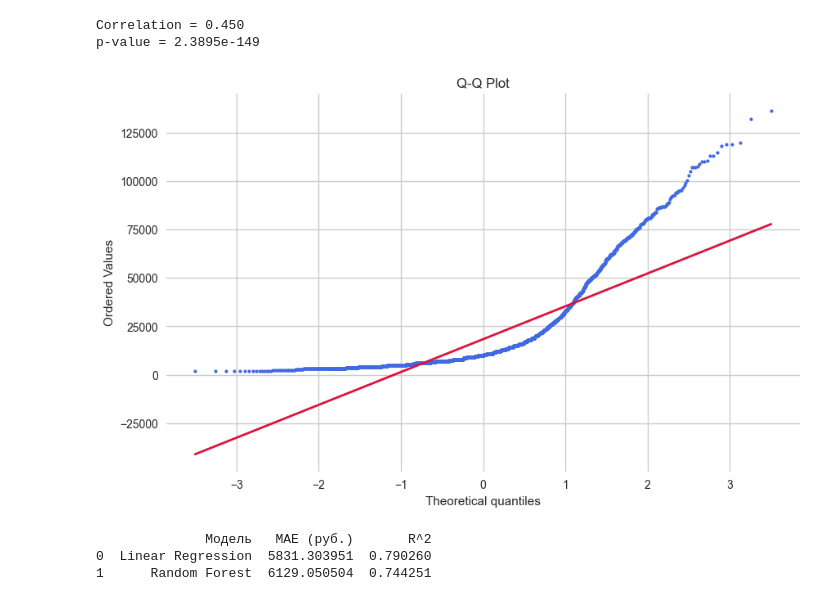
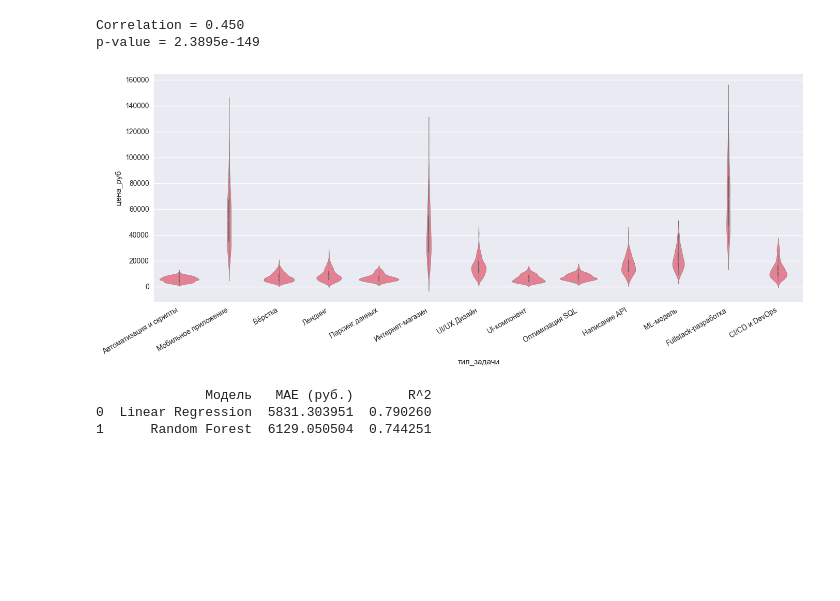
Before and after one commit to sevavargin/CaseBridge, a Jupyter notebook: CaseBridge.ipynb, the cells around one changed output. Cells and saved outputs as stored; diff of their text form; code cells hidden in the pictures; blank space fills up the shorter version.

```diff
--- a/CaseBridge.ipynb
+++ b/CaseBridge.ipynb
@@ -153,22 +165,21 @@ print(f"p-value = {p:.5}")
 [figure]
 Correlation = 0.450
 p-value = 2.3895e-149
-# %%
-fig, ax = plt.subplots(figsize=(10, 6))
-
-stats.probplot(df["цена_руб"], dist="norm", plot=ax)
-
-ax.get_lines()[0].set_markersize(3)
-ax.get_lines()[0].set_markerfacecolor("royalblue")
-ax.get_lines()[0].set_markeredgecolor("royalblue")
-
-ax.get_lines()[1].set_color("crimson")
-ax.get_lines()[1].set_linewidth(2)
-
-plt.title("Q-Q Plot")
-plt.show()
-# %% [output]
-[figure, removed]
+# %%
+plt.figure(figsize=(14, 6))
+
+sns.violinplot(
+    data=df,
+    x="тип_задачи",
+    y="цена_руб"
+)
+
+plt.xticks(rotation=30, ha="right")
+
+plt.tight_layout()
+plt.show()
+# %% [output]
+[figure, added]
 # %%
 #3
 df_model = df.drop(columns=["id", "ценовой_диапазон", "наименование_задачи"]).copy()
```
Also changed, not shown: parts of 4 cells of this notebook.
